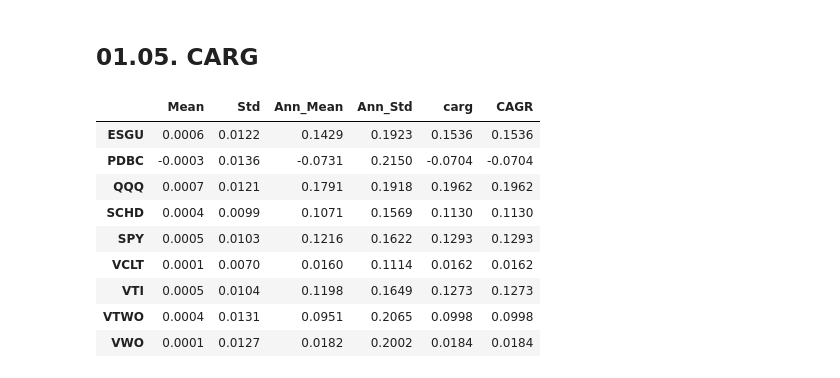
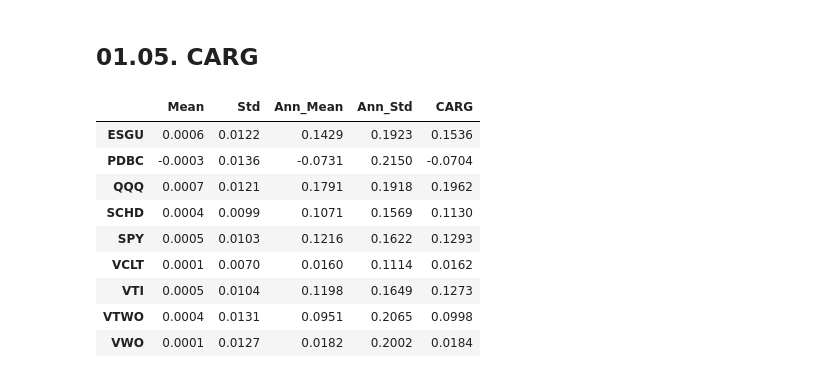
Before and after one commit to LuisChore/algorithmic_trading, a Jupyter notebook: etf/05_annualizing_return_risk.ipynb, the cells around one changed output. Saved outputs shown, nothing was run; the diff lists cells and outputs as text; code cells hidden in the pictures.

```diff
--- a/etf/05_annualizing_return_risk.ipynb
+++ b/etf/05_annualizing_return_risk.ipynb
@@ -97,16 +97,16 @@ summary
 # %% [markdown]
 ## 01.05. CARG
 # %%
-summary['CAGR'] = np.exp(summary['Ann_Mean']) - 1
+summary['CARG'] = np.exp(summary['Ann_Mean']) - 1
 summary
 # %% [output]
-|  | Mean | Std | Ann_Mean | Ann_Std | carg | CAGR |
-| ESGU | 0.0006 | 0.0122 | 0.1429 | 0.1923 | 0.1536 | 0.1536 |
-| PDBC | -0.0003 | 0.0136 | -0.0731 | 0.2150 | -0.0704 | -0.0704 |
-| QQQ | 0.0007 | 0.0121 | 0.1791 | 0.1918 | 0.1962 | 0.1962 |
-| SCHD | 0.0004 | 0.0099 | 0.1071 | 0.1569 | 0.1130 | 0.1130 |
-| SPY | 0.0005 | 0.0103 | 0.1216 | 0.1622 | 0.1293 | 0.1293 |
-| VCLT | 0.0001 | 0.0070 | 0.0160 | 0.1114 | 0.0162 | 0.0162 |
-| VTI | 0.0005 | 0.0104 | 0.1198 | 0.1649 | 0.1273 | 0.1273 |
-| VTWO | 0.0004 | 0.0131 | 0.0951 | 0.2065 | 0.0998 | 0.0998 |
-| VWO | 0.0001 | 0.0127 | 0.0182 | 0.2002 | 0.0184 | 0.0184 |
+|  | Mean | Std | Ann_Mean | Ann_Std | CARG |
+| ESGU | 0.0006 | 0.0122 | 0.1429 | 0.1923 | 0.1536 |
+| PDBC | -0.0003 | 0.0136 | -0.0731 | 0.2150 | -0.0704 |
+| QQQ | 0.0007 | 0.0121 | 0.1791 | 0.1918 | 0.1962 |
+| SCHD | 0.0004 | 0.0099 | 0.1071 | 0.1569 | 0.1130 |
+| SPY | 0.0005 | 0.0103 | 0.1216 | 0.1622 | 0.1293 |
+| VCLT | 0.0001 | 0.0070 | 0.0160 | 0.1114 | 0.0162 |
+| VTI | 0.0005 | 0.0104 | 0.1198 | 0.1649 | 0.1273 |
+| VTWO | 0.0004 | 0.0131 | 0.0951 | 0.2065 | 0.0998 |
+| VWO | 0.0001 | 0.0127 | 0.0182 | 0.2002 | 0.0184 |
```
